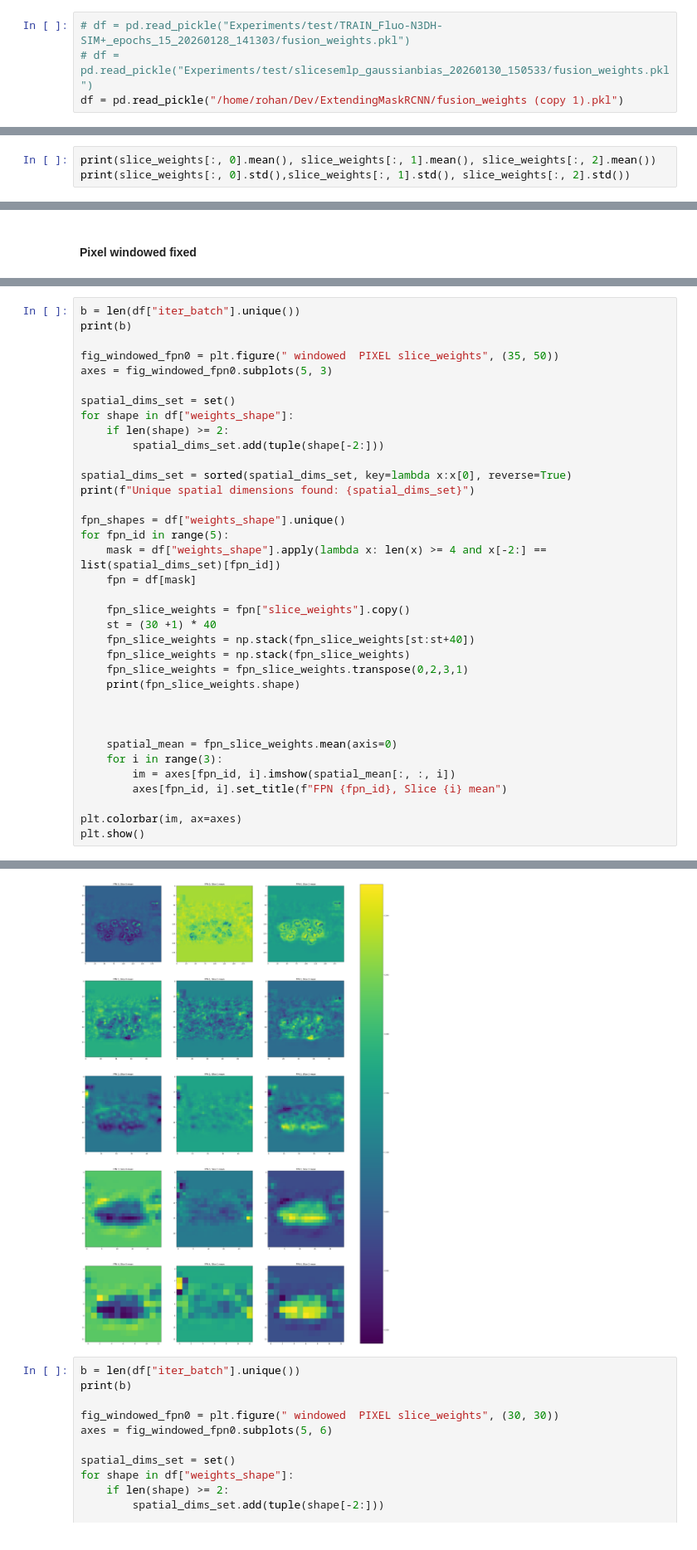
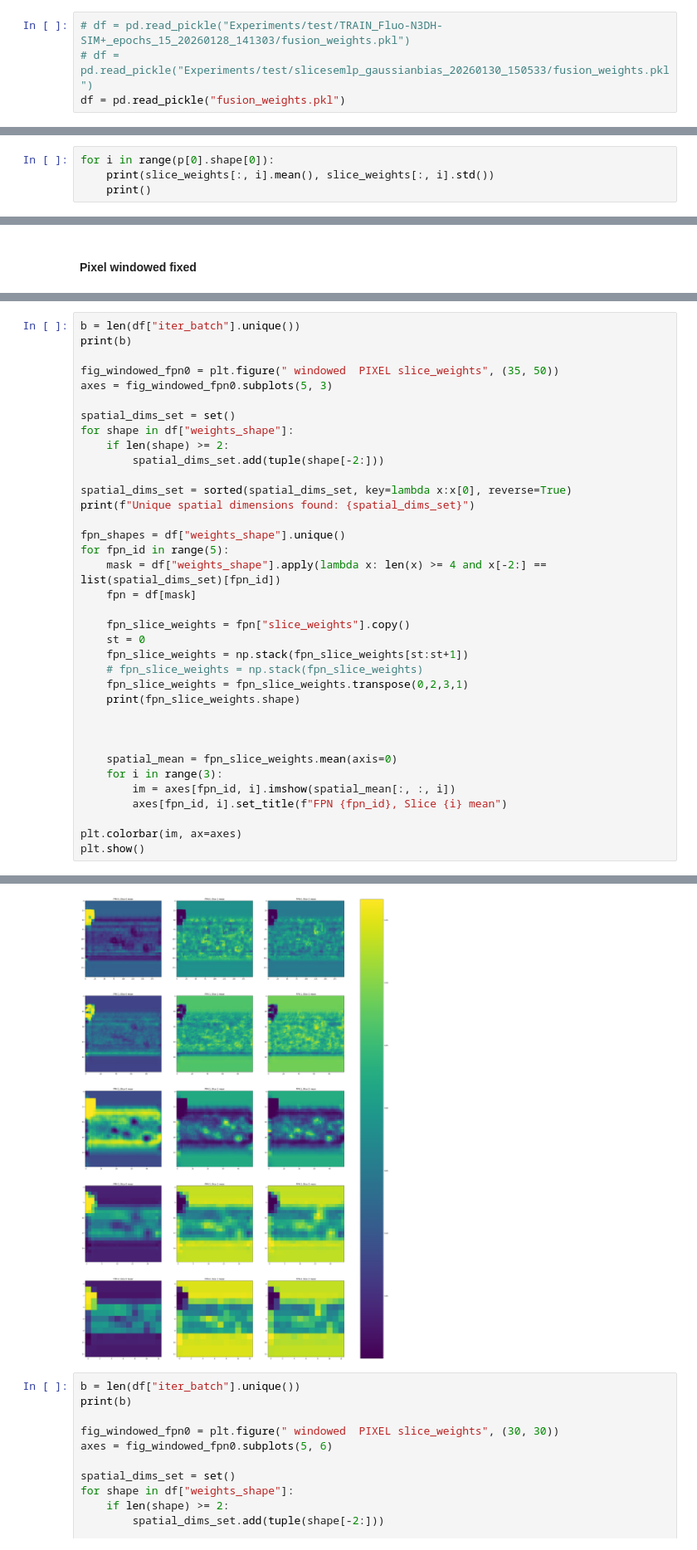
Before and after one commit to RohanGd/ExtendingMaskRCNN, a Jupyter notebook: study_fusion_weights.ipynb, the cells around one changed output, grey strips where cells are left out. Shown at 83% size. Drawn from its saved outputs; the diff is of its cells as text.

```diff
--- a/study_fusion_weights.ipynb
+++ b/study_fusion_weights.ipynb
@@ -5,7 +5,7 @@ import matplotlib.pyplot as plt
 # %%
 # df = pd.read_pickle("Experiments/test/TRAIN_Fluo-N3DH-SIM+_epochs_15_20260128_141303/fusion_weights.pkl")
 # df = pd.read_pickle("Experiments/test/slicesemlp_gaussianbias_20260130_150533/fusion_weights.pkl")
-df = pd.read_pickle("/home/rohan/Dev/ExtendingMaskRCNN/fusion_weights (copy 1).pkl")
+df = pd.read_pickle("fusion_weights.pkl")
 # %%
 df.index = df["iter"]
 df.head(50)
@@ -34,6 +34,7 @@ p = df['slice_weights']
 # %%
 slice_weights = np.stack(p)
 # %%
-print(slice_weights[:, 0].mean(), slice_weights[:, 1].mean(), slice_weights[:, 2].mean())
-print(slice_weights[:, 0].std(),slice_weights[:, 1].std(), slice_weights[:, 2].std())
+for i in range(p[0].shape[0]):
+    print(slice_weights[:, i].mean(), slice_weights[:, i].std())
+    print()
 # %% [output]
@@ -370,9 +382,9 @@ for fpn_id in range(5):
     fpn = df[mask]
 
     fpn_slice_weights = fpn["slice_weights"].copy()
-    st = (30 +1) * 40
-    fpn_slice_weights = np.stack(fpn_slice_weights[st:st+40])
-    fpn_slice_weights = np.stack(fpn_slice_weights)
+    st = 0
+    fpn_slice_weights = np.stack(fpn_slice_weights[st:st+1])
+    # fpn_slice_weights = np.stack(fpn_slice_weights)
     fpn_slice_weights = fpn_slice_weights.transpose(0,2,3,1)
     print(fpn_slice_weights.shape)
 
@@ -396,4 +408,4 @@ Unique spatial dimensions found: [(200, 200), (100, 100), (50, 50), (25, 25), (1
-[figure, old version]
+[figure, new version]
 # %%
 b = len(df["iter_batch"].unique())
 print(b)
```
Also changed, not shown: parts of 3 cells of this notebook, 10 other files.
